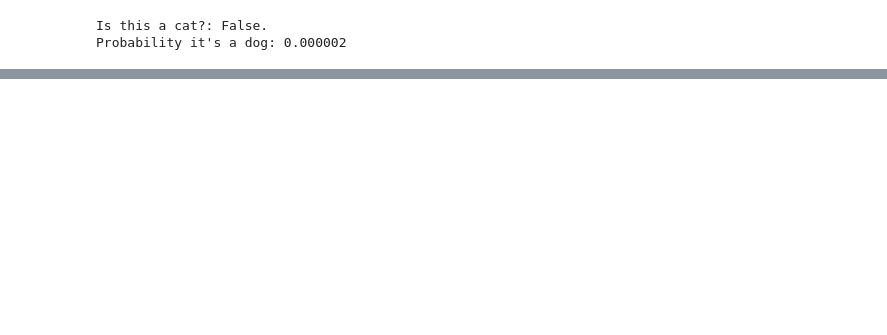
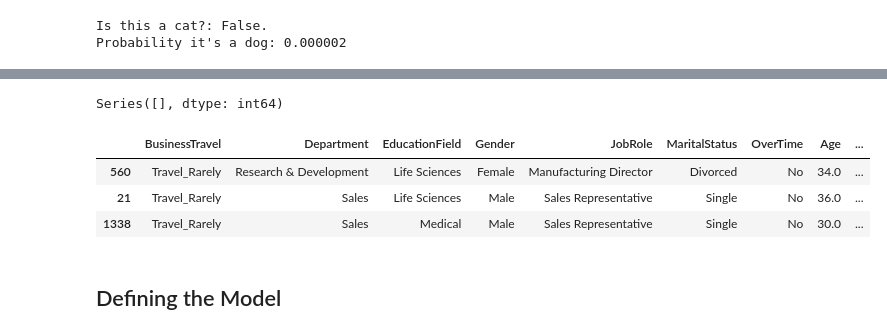
Before and after one commit to SriVinayA/SJSU-CMPE258-DeepLearning, a Jupyter notebook: Assignment 3/Assignment_3.ipynb, the cells around one changed output, grey strips where cells are left out. Cells and saved outputs as stored; diff of their text form; code cells hidden in the pictures; blank space fills up the shorter version.

```diff
--- a/Assignment 3/Assignment_3.ipynb
+++ b/Assignment 3/Assignment_3.ipynb
@@ -99,0 +149,34 @@ Probability it's a dog: 0.000002
+# %%
+# Check for missing values in the dataset
+missing_values = df.isnull().sum()
+
+# Identify columns with missing values
+columns_with_missing_values = missing_values[missing_values > 0]
+
+columns_with_missing_values
+# %% [output]
+Series([], dtype: int64)
+# %%
+from fastai.tabular.all import *
+
+# Specify categorical and continuous columns
+categorical_columns = ['BusinessTravel', 'Department', 'EducationField', 'Gender', 'JobRole',
+                       'MaritalStatus', 'OverTime']
+continuous_columns = [col for col in df.columns if col not in categorical_columns + ['Attrition', 'EmployeeCount', 'StandardHours', 'Over18', 'EmployeeNumber']]
+# 'EmployeeCount', 'StandardHours', 'Over18', 'EmployeeNumber' are excluded as they do not vary or are not predictive
+
+# Specify processes
+procs = [Categorify, FillMissing, Normalize]
+
+# Define TabularPandas
+splits = RandomSplitter(valid_pct=0.2)(range_of(df))
+to = TabularPandas(df, procs, cat_names=categorical_columns, cont_names=continuous_columns,
+                   y_names="Attrition", splits=splits, y_block=CategoryBlock())
+
+# Show the processed data
+to.show(3)
+# %% [output]
+|  | BusinessTravel | Department | EducationField | Gender | JobRole | MaritalStatus | OverTime | Age | ... |
+| 560 | Travel_Rarely | Research & Development | Life Sciences | Female | Manufacturing Director | Divorced | No | 34.0 | ... |
+| 21 | Travel_Rarely | Sales | Life Sciences | Male | Sales Representative | Single | No | 36.0 | ... |
+| 1338 | Travel_Rarely | Sales | Medical | Male | Sales Representative | Single | No | 30.0 | ... |
@@ -99,0 +204,2 @@ Probability it's a dog: 0.000002
+# %% [markdown]
+## Defining the Model
```
Also changed, not shown: parts of 32 cells of this notebook.
